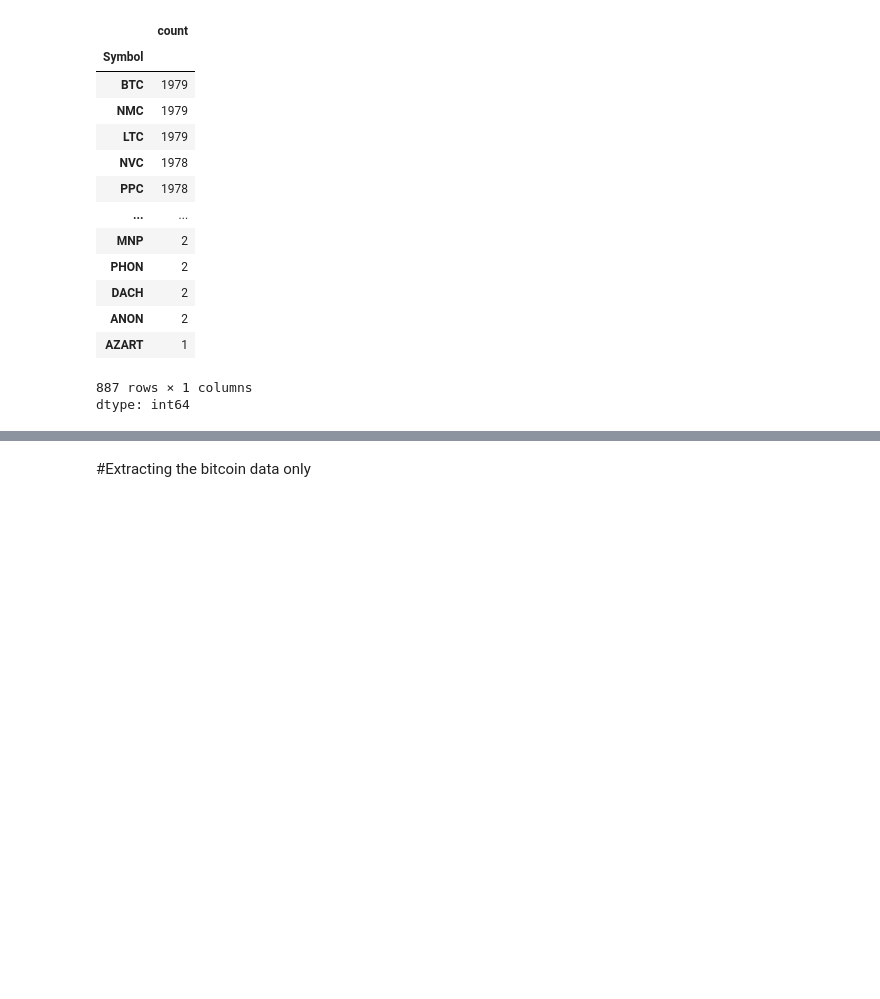
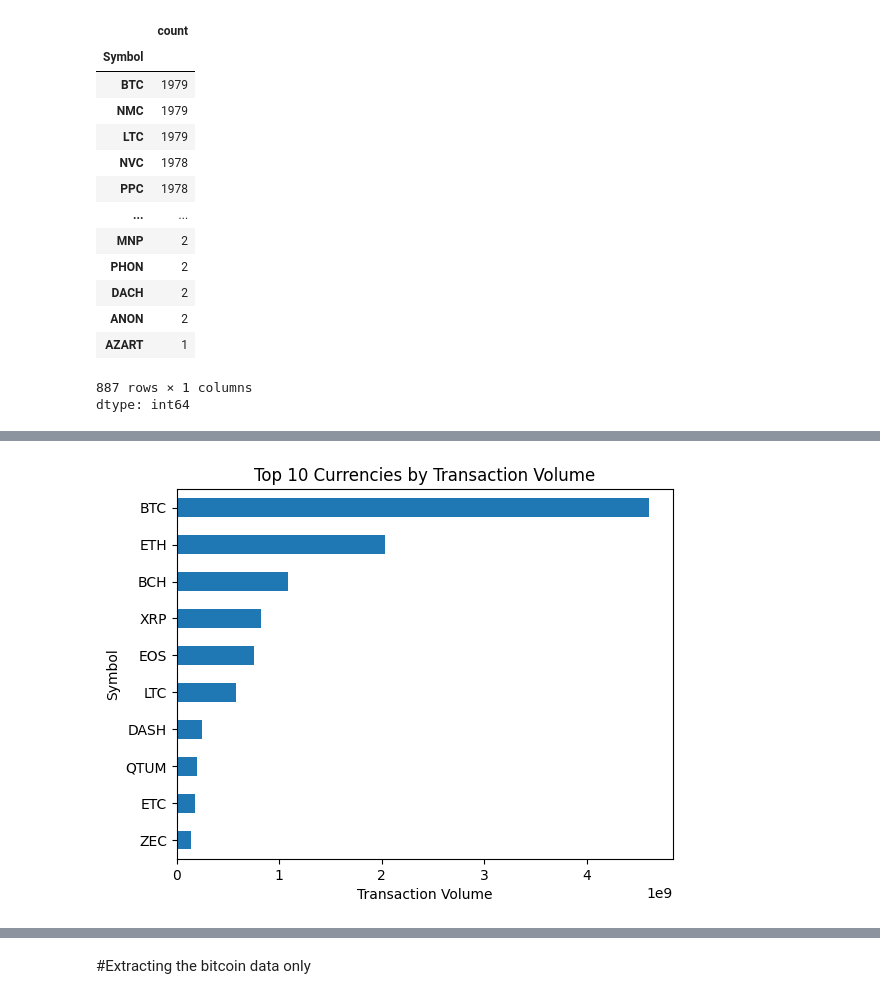
Before and after one commit to DataDrivenAkanksha/Cryptocurrency_price_forecasting, a Jupyter notebook: Cryptocurrency_price_forecasting.ipynb, the cells around one changed output, grey strips where cells are left out. Cells and saved outputs as stored; diff of their text form; code cells hidden in the pictures; blank space fills up the shorter version.

```diff
--- a/Cryptocurrency_price_forecasting.ipynb
+++ b/Cryptocurrency_price_forecasting.ipynb
@@ -94,0 +177,9 @@ dtype: int64
+# %%
+# Plotting top 10 verical bar plot
+ax = df.groupby(['Symbol'])['Volume'].last().sort_values(ascending=False).head(10).sort_values().plot(kind='barh');
+ax.set_xlabel("Transaction Volume");
+plt.title("Top 10 Currencies by Transaction Volume");
+plt.ylabel('Symbol')
+plt.show()
+# %% [output]
+[figure, added]
```
Also changed, not shown: parts of 153 cells of this notebook.
